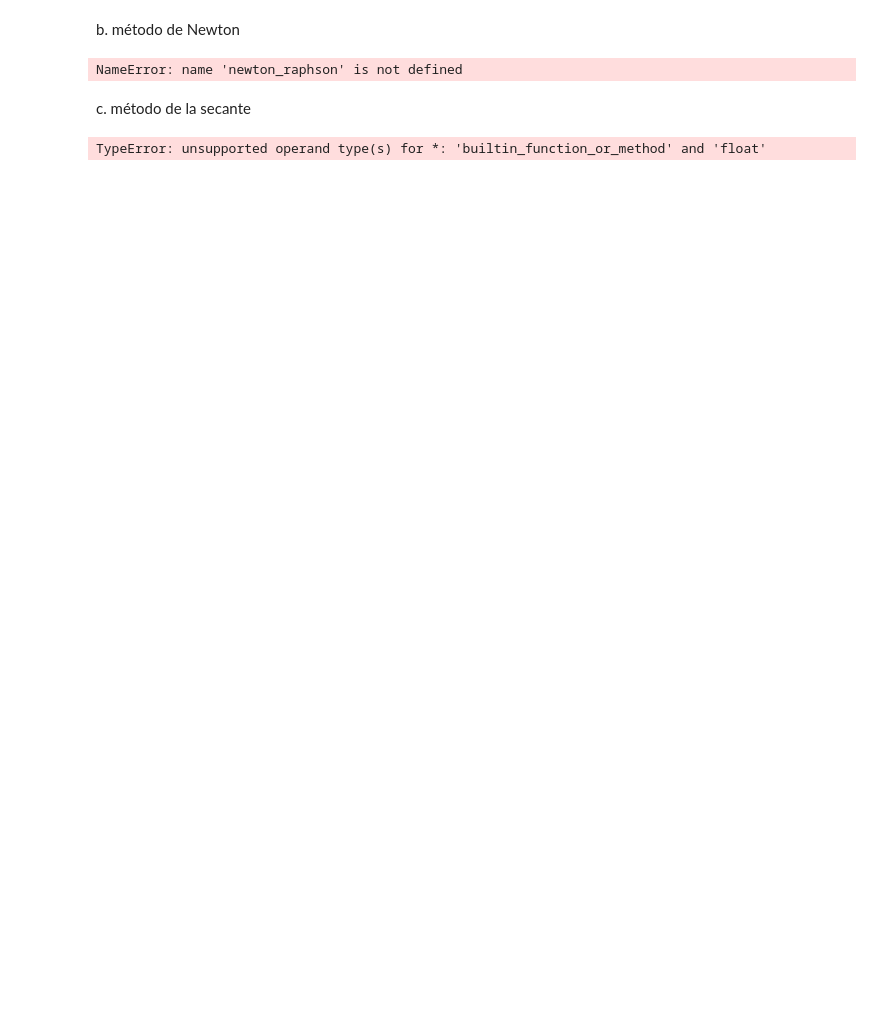
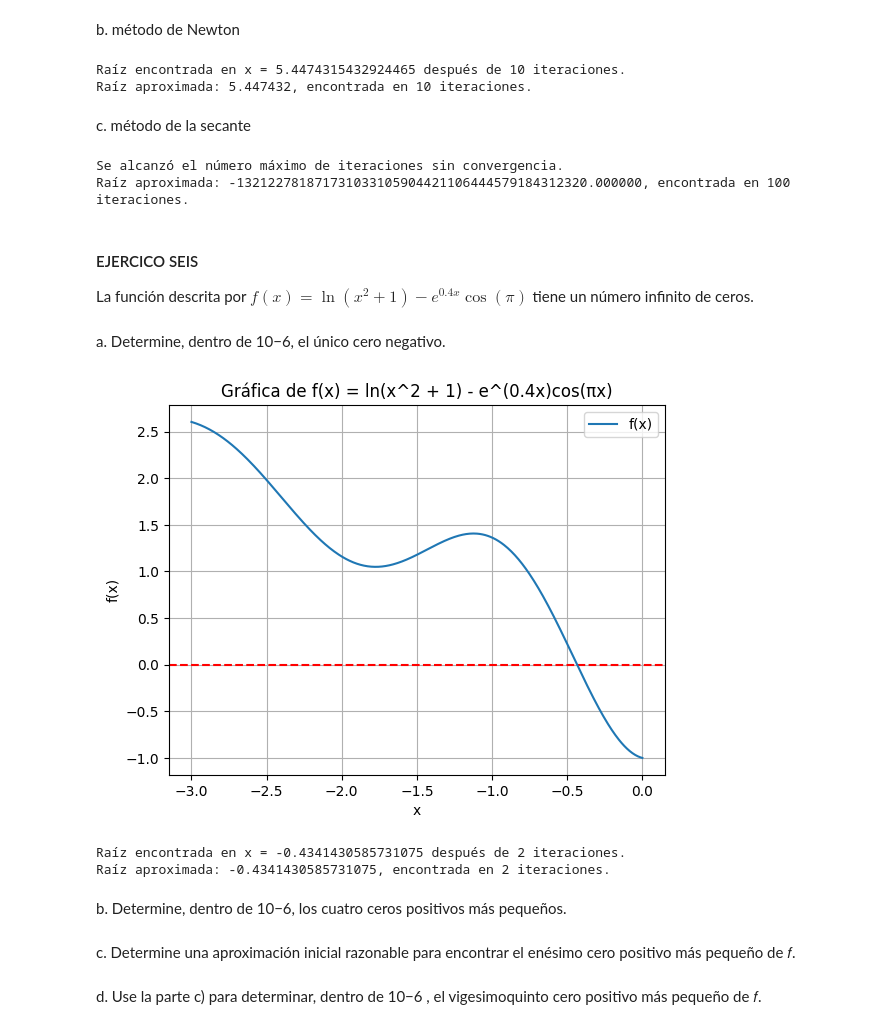
Before and after one commit to ImYasid/METODOS_NUMERICOS, a Jupyter notebook: [TAREA 05]/[TAREA 05] Ejercicios unidad 2-B.ipynb, the cells around one changed output. Cells and saved outputs as stored; diff of their text form; code cells hidden in the pictures; blank space fills up the shorter version.

```diff
--- a/[TAREA 05]/[TAREA 05] Ejercicios unidad 2-B.ipynb
+++ b/[TAREA 05]/[TAREA 05] Ejercicios unidad 2-B.ipynb
@@ -407,7 +435,7 @@ b. método de Newton
 # %%
 # METODO DE NEWTON
 def f(x):
-    return math.tan*math.pi*x-6
+    return math.tan(math.pi * x) - 6
 
 def df(x):
     return math.pi * (1 / math.cos(math.pi * x))**2
@@ -415,18 +443,24 @@ def df(x):
 # Aproximación inicial
 x0 = 0.2
 tol=1e-6
-max_iter=10
-# Ejecutar el método
+max_iter=100
+# Ejecutar el método de Newton-Raphson
 raiz, iteraciones = newton_raphson(f, df, x0, tol, max_iter)
-print(f"Raíz aproximada: {raiz}, encontrada en {iteraciones} iteraciones.")
+
+# Mostrar resultados
+if raiz is not None:
+    print(f"Raíz aproximada: {raiz:.6f}, encontrada en {iteraciones} iteraciones.")
+else:
+    print("El método de Newton-Raphson no pudo encontrar una raíz.")
 # %% [output]
-NameError: name 'newton_raphson' is not defined
+Raíz encontrada en x = 5.4474315432924465 después de 10 iteraciones.
+Raíz aproximada: 5.447432, encontrada en 10 iteraciones.
 # %% [markdown]
 c. método de la secante
 # %%
 # METODO DE LA SECANTE
 def f(x):
-    return math.tan*math.pi*x-6
+    return math.tan(math.pi * x) - 6
 
 # Valores iniciales
 x0 = 0.1
@@ -435,6 +469,64 @@ tol=1e-6
 max_iter=100
 # Ejecutar el método
 raiz, iteraciones = metodo_secante(f, x0, x1, tol, max_iter)
-print(f"Raíz aproximada: {raiz}, encontrada en {iteraciones} iteraciones.")
+# Mostrar resultados
+if raiz is not None:
+    print(f"Raíz aproximada: {raiz:.6f}, encontrada en {iteraciones} iteraciones.")
+else:
+    print("El método de la secante no pudo encontrar una raíz.")
 # %% [output]
-TypeError: unsupported operand type(s) for *: 'builtin_function_or_method' and 'float'
+Se alcanzó el número máximo de iteraciones sin convergencia.
+Raíz aproximada: -132122781871731033105904421106444579184312320.000000, encontrada en 100 iteraciones.
+# %% [markdown]
+#### EJERCICO SEIS
+La función descrita por $f(x) = \ln(x^2 + 1) - e^{0.4x} \cos(\pi)$ tiene un número infinito de ceros.
+# %% [markdown]
+a. Determine, dentro de 10−6, el único cero negativo.
+# %%
+import numpy as np
+import matplotlib.pyplot as plt
+
+# Definir la función
+def f(x):
+    return np.log(x**2 + 1) - np.exp(0.4 * x) * np.cos(np.pi * x)
+
+# Crear valores de x en el rango [-3, 0]
+x = np.linspace(-3, 0, 500)
+y = f(x)
+
+# Graficar
+plt.axhline(0, color='red', linestyle='--')  # Línea horizontal en y=0
+plt.plot(x, y, label="f(x)")
+plt.xlabel("x")
+plt.ylabel("f(x)")
+plt.title("Gráfica de f(x) = ln(x^2 + 1) - e^(0.4x)cos(πx)")
+plt.legend()
+plt.grid()
+plt.show()
+# %% [output]
+[figure, added]
+# %%
+# METODO DE NEWTON
+def f(x):
+    return np.log(x**2 + 1) - np.exp(0.4 * x) * np.cos(np.pi * x)
+
+def df(x):
+    return (2 * x / (x**2 + 1)) - (0.4 * np.exp(0.4 * x) * np.cos(np.pi * x)) + (np.pi * np.exp(0.4 * x) * np.sin(np.pi * x))
+
+# Aproximación inicial
+x0 =-0.5
+tol=1e-6
+max_iter=10
+# Ejecutar el método
+raiz, iteraciones = newton_raphson(f, df, x0, tol, max_iter)
+print(f"Raíz aproximada: {raiz}, encontrada en {iteraciones} iteraciones.")
+# %% [output]
+Raíz encontrada en x = -0.4341430585731075 después de 2 iteraciones.
+Raíz aproximada: -0.4341430585731075, encontrada en 2 iteraciones.
+# %% [markdown]
+b. Determine, dentro de 10−6, los cuatro ceros positivos más pequeños.
+# %% [markdown]
+c. Determine una aproximación inicial razonable para encontrar el enésimo cero positivo más pequeño de 𝑓.
+# %% [markdown]
+d. Use la parte c) para determinar, dentro de 10−6
+, el vigesimoquinto cero positivo más pequeño de 𝑓.
```
Also changed, not shown: parts of 20 cells of this notebook.
